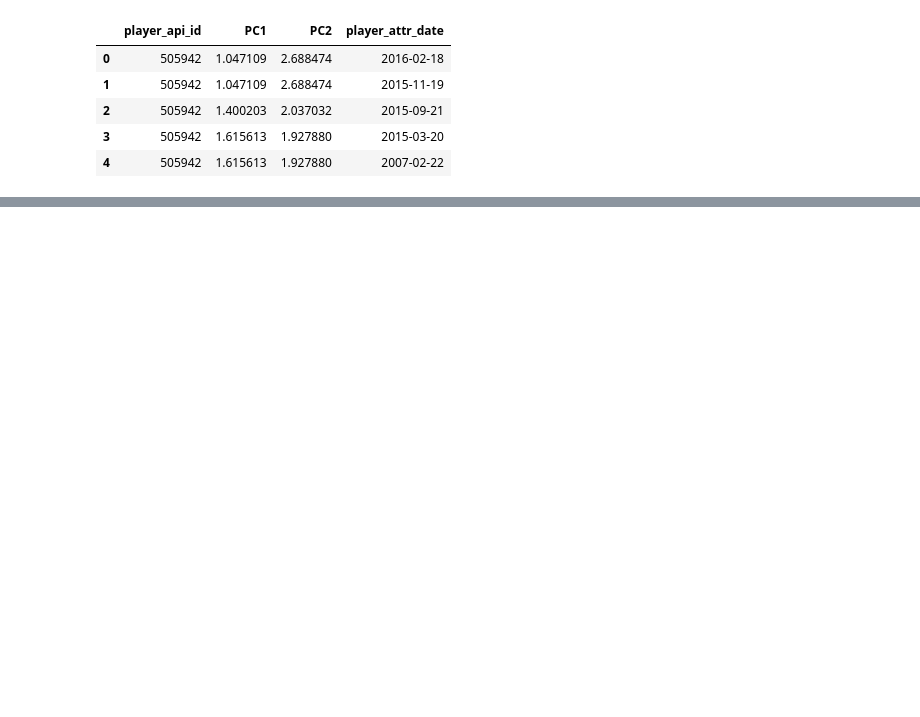
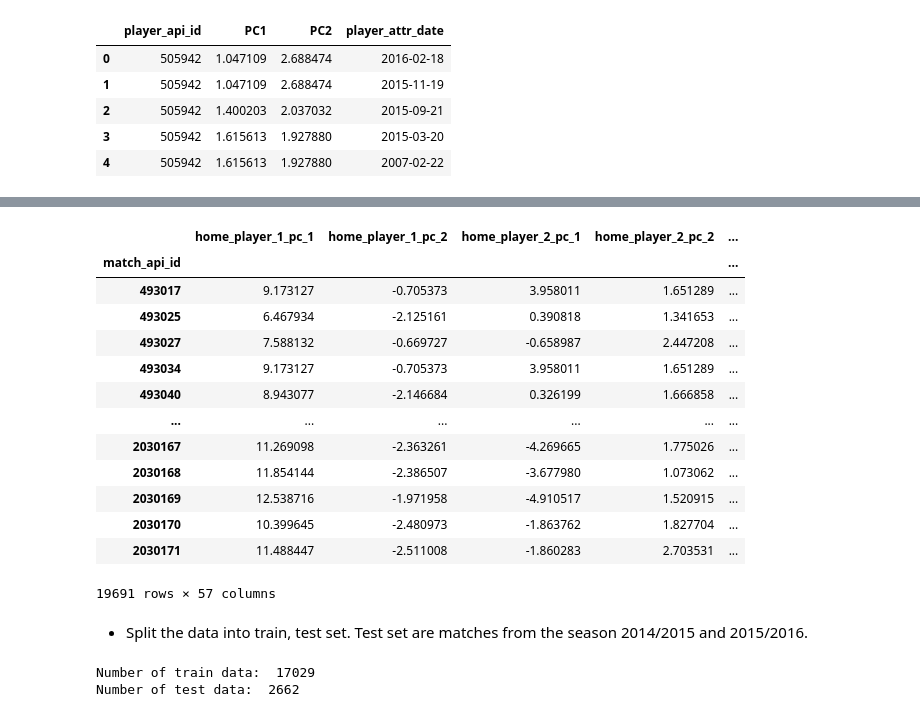
Before and after one commit to Dyouvrean/Football-match-prediction, a Jupyter notebook: project_Jun.ipynb, the cells around one changed output, grey strips where cells are left out. Saved outputs shown, nothing was run; the diff lists cells and outputs as text; code cells hidden in the pictures; blank space fills up the shorter version.

```diff
--- a/project_Jun.ipynb
+++ b/project_Jun.ipynb
@@ -1699,0 +1737,5 @@ df_match_lineup[["date", "home_player_1"]].merge(df_num_attr_pc,
+# %%
+y = df_match.merge(df_league.rename(columns = {"name" : "league"}), how = "left", on = "country_id") \
+            .merge(df_match_result, how = "left", on = ["league", "season", "stage", "home_team_api_id", "away_team_api_id"]) \
+            [["match_api_id", "match_result"]]
+y
@@ -1699,0 +1756,24 @@ df_match_lineup[["date", "home_player_1"]].merge(df_num_attr_pc,
+# %%
+df_all = df_all.merge(y, how = "left", on = "match_api_id")
+# %%
+df_all = df_all.merge(df_betting_stat, how = "left", on = "match_api_id")
+# %%
+df_all = df_all.set_index("match_api_id")
+df_all
+# %% [output]
+|  | home_player_1_pc_1 | home_player_1_pc_2 | home_player_2_pc_1 | home_player_2_pc_2 | ... |
+| match_api_id |  |  |  |  | ... |
+| 493017 | 9.173127 | -0.705373 | 3.958011 | 1.651289 | ... |
+| 493025 | 6.467934 | -2.125161 | 0.390818 | 1.341653 | ... |
+| 493027 | 7.588132 | -0.669727 | -0.658987 | 2.447208 | ... |
+| 493034 | 9.173127 | -0.705373 | 3.958011 | 1.651289 | ... |
+| 493040 | 8.943077 | -2.146684 | 0.326199 | 1.666858 | ... |
+| ... | ... | ... | ... | ... | ... |
+| 2030167 | 11.269098 | -2.363261 | -4.269665 | 1.775026 | ... |
+| 2030168 | 11.854144 | -2.386507 | -3.677980 | 1.073062 | ... |
+| 2030169 | 12.538716 | -1.971958 | -4.910517 | 1.520915 | ... |
+| 2030170 | 10.399645 | -2.480973 | -1.863762 | 1.827704 | ... |
+| 2030171 | 11.488447 | -2.511008 | -1.860283 | 2.703531 | ... |
+19691 rows × 57 columns
+# %% [markdown]
+- Split the data into train, test set. Test set are matches from the season 2014/2015 and 2015/2016.
@@ -1699,0 +1791,6 @@ df_match_lineup[["date", "home_player_1"]].merge(df_num_attr_pc,
+# %%
+print("Number of train data: ", X_all_train.shape[0])
+print("Number of test data: ", X_all_test.shape[0])
+# %% [output]
+Number of train data:  17029
+Number of test data:  2662
```
Also changed, not shown: parts of 61 cells of this notebook.
